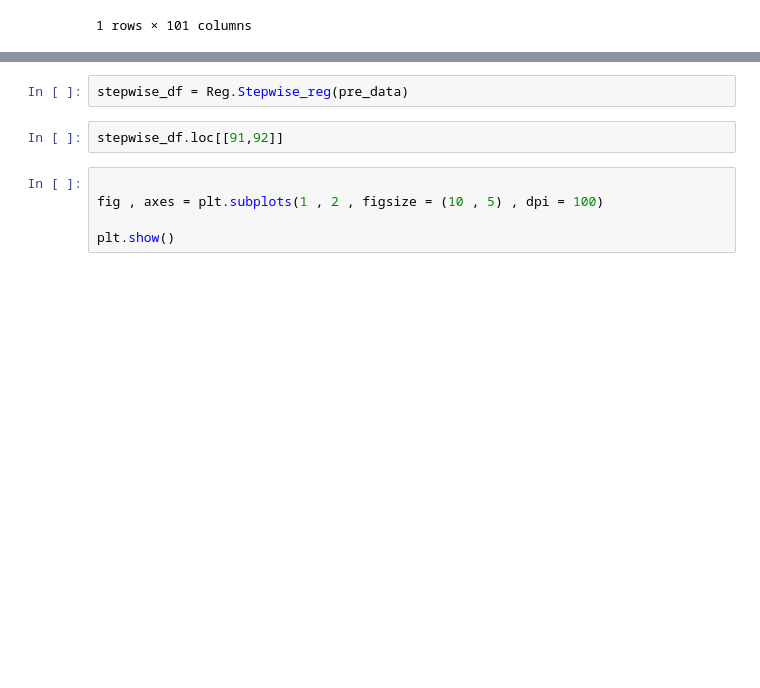
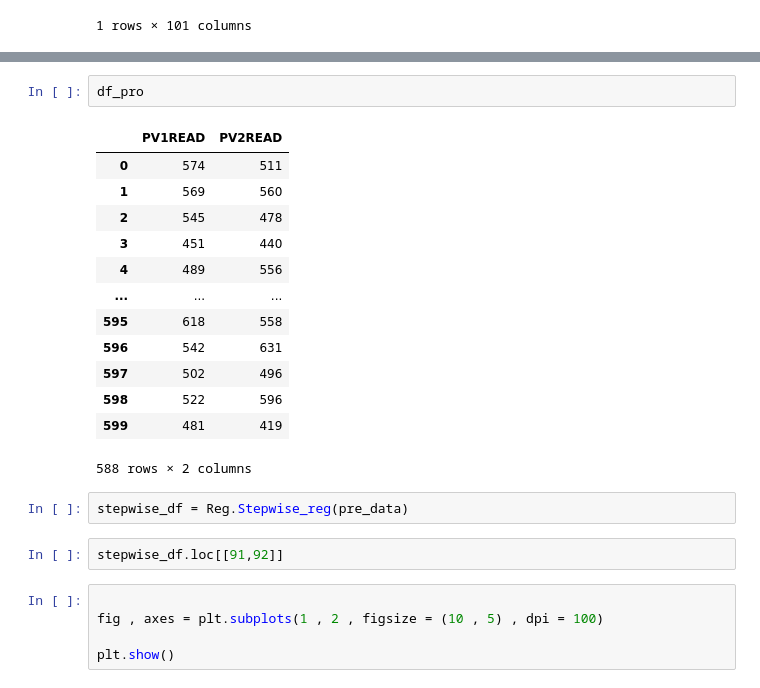
Before and after one commit to CiscoXY/DataAutomationAndPreviewBasedOnPython, a Jupyter notebook: 用PISA测试.ipynb, the cells around one changed output, grey strips where cells are left out. Saved outputs shown, nothing was run; the diff lists cells and outputs as text; blank space fills up the shorter version.

```diff
--- a/用PISA测试.ipynb
+++ b/用PISA测试.ipynb
@@ -58,3 +49,19 @@ DS.Auto_plt(pre_data.iloc[: , :23] , [0]*23)
+# %%
+df_pro
+# %% [output]
+|  | PV1READ | PV2READ |
+| 0 | 574 | 511 |
+| 1 | 569 | 560 |
+| 2 | 545 | 478 |
+| 3 | 451 | 440 |
+| 4 | 489 | 556 |
+| ... | ... | ... |
+| 595 | 618 | 558 |
+| 596 | 542 | 631 |
+| 597 | 502 | 496 |
+| 598 | 522 | 596 |
+| 599 | 481 | 419 |
+588 rows × 2 columns
 # %%
 stepwise_df = Reg.Stepwise_reg(pre_data)
 # %%
```
Also changed, not shown: parts of 4 cells of this notebook, 15 other files.
